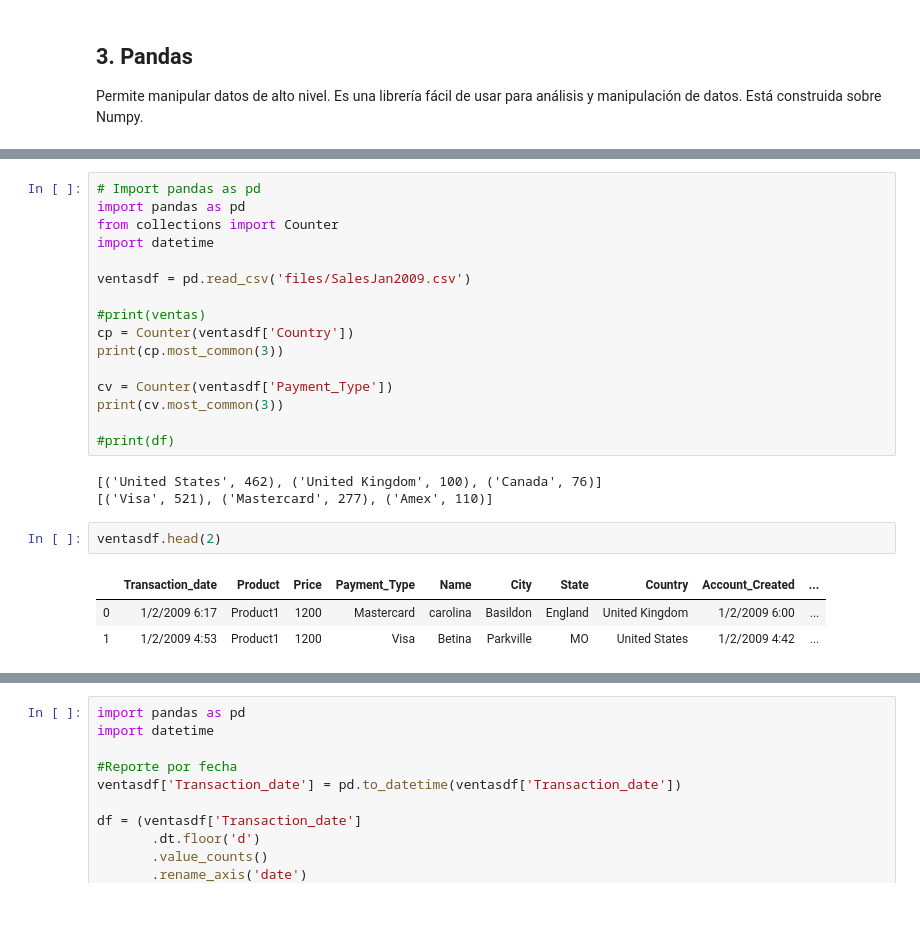
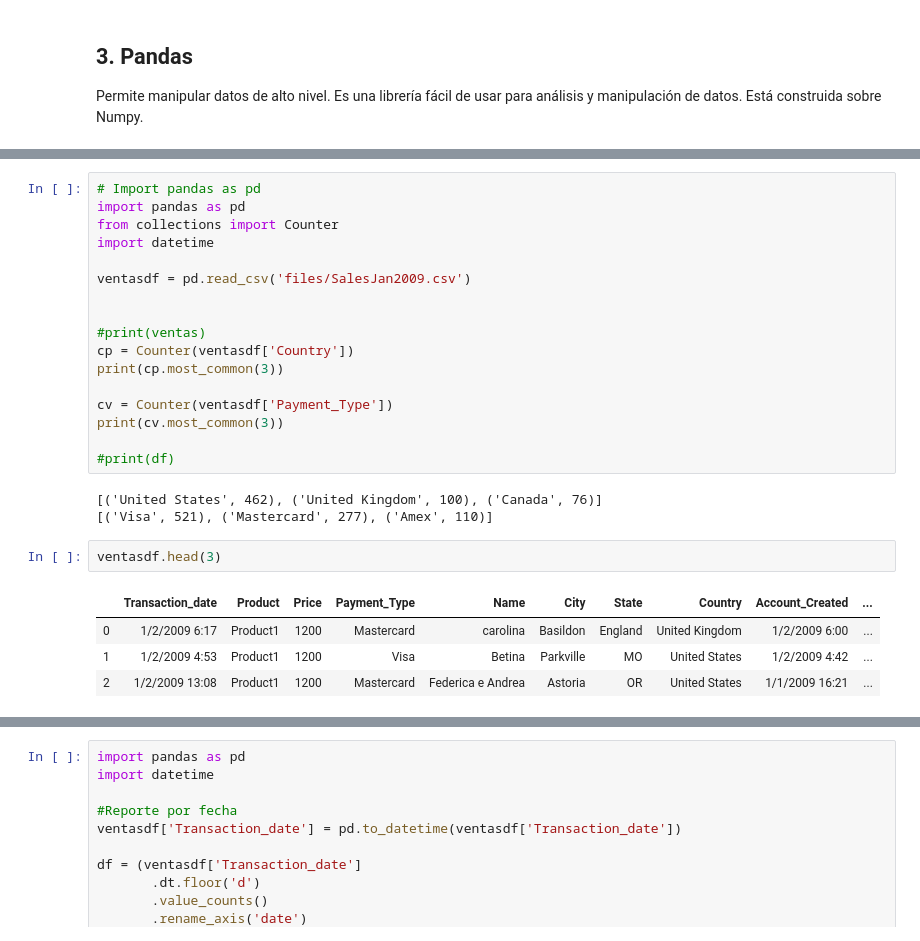
Before and after one commit to arleserp/cursopython, a Jupyter notebook: 15.Algunas librerías de utilidad en Python.ipynb, the cells around one changed output, grey strips where cells are left out. Saved outputs shown, nothing was run; the diff lists cells and outputs as text; blank space fills up the shorter version.

```diff
--- a/15.Algunas librerías de utilidad en Python.ipynb
+++ b/15.Algunas librerías de utilidad en Python.ipynb
@@ -379,6 +383,7 @@ from collections import Counter
 import datetime
 
 ventasdf = pd.read_csv('files/SalesJan2009.csv')
+
 
 #print(ventas)
 cp = Counter(ventasdf['Country'])
@@ -392,11 +397,12 @@ print(cv.most_common(3))
 [('United States', 462), ('United Kingdom', 100), ('Canada', 76)]
 [('Visa', 521), ('Mastercard', 277), ('Amex', 110)]
 # %%
-ventasdf.head(2)
+ventasdf.head(3)
 # %% [output]
 |  | Transaction_date | Product | Price | Payment_Type | Name | City | State | Country | Account_Created | ... |
 | 0 | 1/2/2009 6:17 | Product1 | 1200 | Mastercard | carolina | Basildon | England | United Kingdom | 1/2/2009 6:00 | ... |
 | 1 | 1/2/2009 4:53 | Product1 | 1200 | Visa | Betina | Parkville | MO | United States | 1/2/2009 4:42 | ... |
+| 2 | 1/2/2009 13:08 | Product1 | 1200 | Mastercard | Federica e Andrea | Astoria | OR | United States | 1/1/2009 16:21 | ... |
 # %%
 import numpy as np
 import matplotlib.pyplot as plt
```
Also changed, not shown: parts of 12 cells of this notebook.
